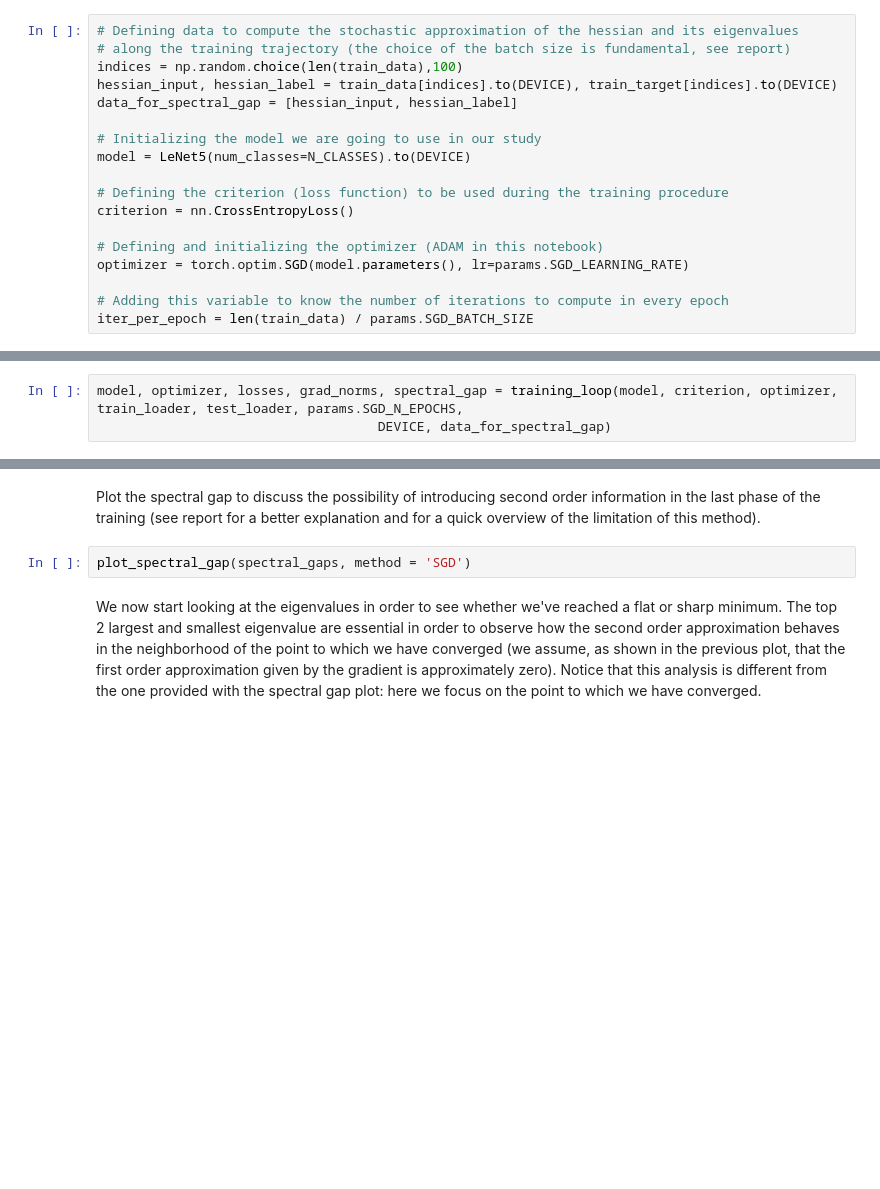
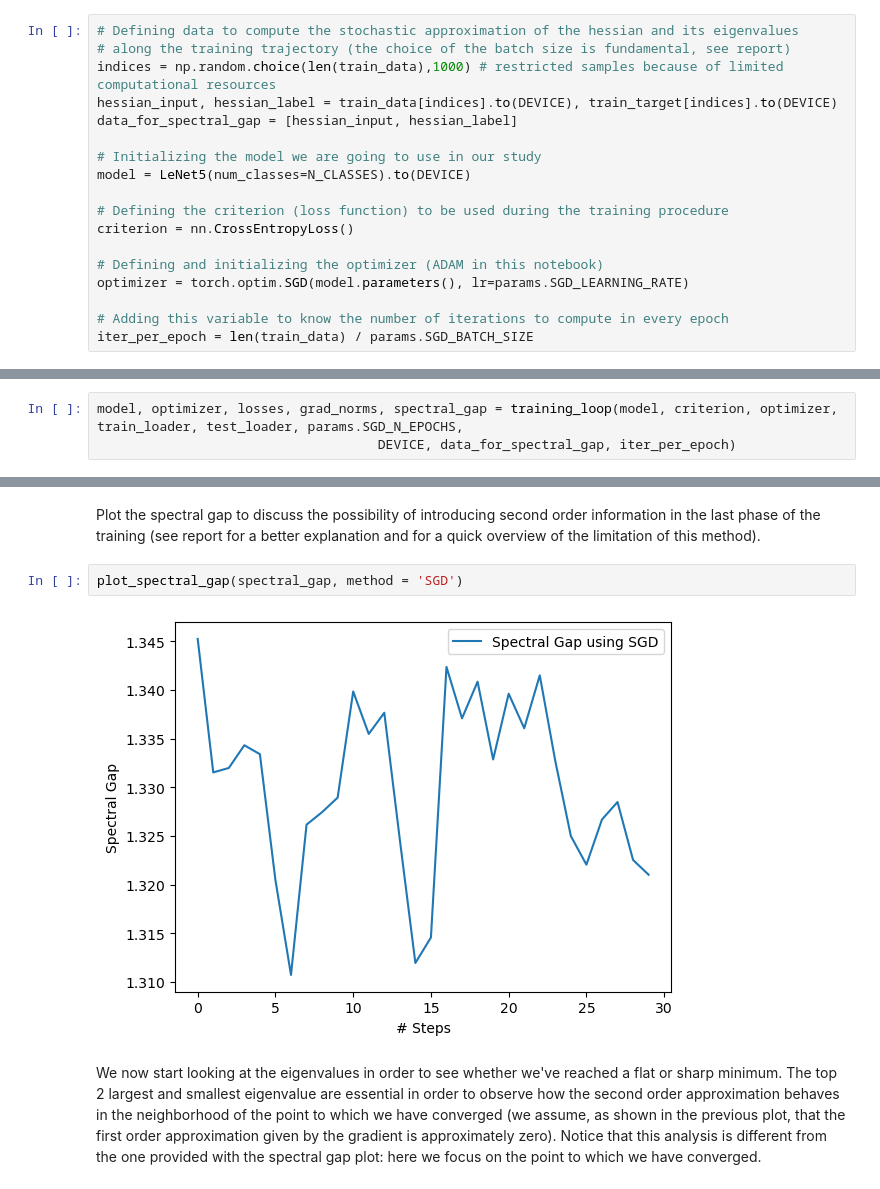
Before and after one commit to albias1996/OptML_project, a Jupyter notebook: main_sgd_MNIST.ipynb, the cells around one changed output, grey strips where cells are left out. Saved outputs shown, nothing was run; the diff lists cells and outputs as text; blank space fills up the shorter version.

```diff
--- a/main_sgd_MNIST.ipynb
+++ b/main_sgd_MNIST.ipynb
@@ -88,7 +92,7 @@ First, we train our model using LeNet5. The model was trained using hyperparamet
 # %%
 # Defining data to compute the stochastic approximation of the hessian and its eigenvalues
 # along the training trajectory (the choice of the batch size is fundamental, see report)
-indices = np.random.choice(len(train_data),100)
+indices = np.random.choice(len(train_data),1000) # restricted samples because of limited computational resources
 hessian_input, hessian_label = train_data[indices].to(DEVICE), train_target[indices].to(DEVICE)
 data_for_spectral_gap = [hessian_input, hessian_label]
 
@@ -107,4 +111,4 @@ iter_per_epoch = len(train_data) / params.SGD_BATCH_SIZE
 Let's train and test our first model
 # %%
 model, optimizer, losses, grad_norms, spectral_gap = training_loop(model, criterion, optimizer, train_loader, test_loader, params.SGD_N_EPOCHS,
-                                    DEVICE, data_for_spectral_gap)
+                                    DEVICE, data_for_spectral_gap, iter_per_epoch)
@@ -119,7 +158,9 @@ compute_confusion_matrix(test_loader, model, N_CLASSES)
 # %% [markdown]
 Plot the spectral gap to discuss the possibility of introducing second order information in the last phase of the training (see report for a better explanation and for a quick overview of the limitation of this method).
 # %%
-plot_spectral_gap(spectral_gaps, method = 'SGD')
+plot_spectral_gap(spectral_gap, method = 'SGD')
+# %% [output]
+[figure, added]
 # %% [markdown]
 We now start looking at the eigenvalues in order to see whether we've reached a flat or sharp minimum. The top 2 largest and smallest eigenvalue are essential in order to observe how the second order approximation behaves in the neighborhood of the point to which we have converged (we assume, as shown in the previous plot, that the first order approximation given by the gradient is approximately zero). Notice that this analysis is different from the one provided with the spectral gap plot: here we focus on the point to which we have converged.
 # %%
```
Also changed, not shown: parts of 8 cells of this notebook, 7 other files.
